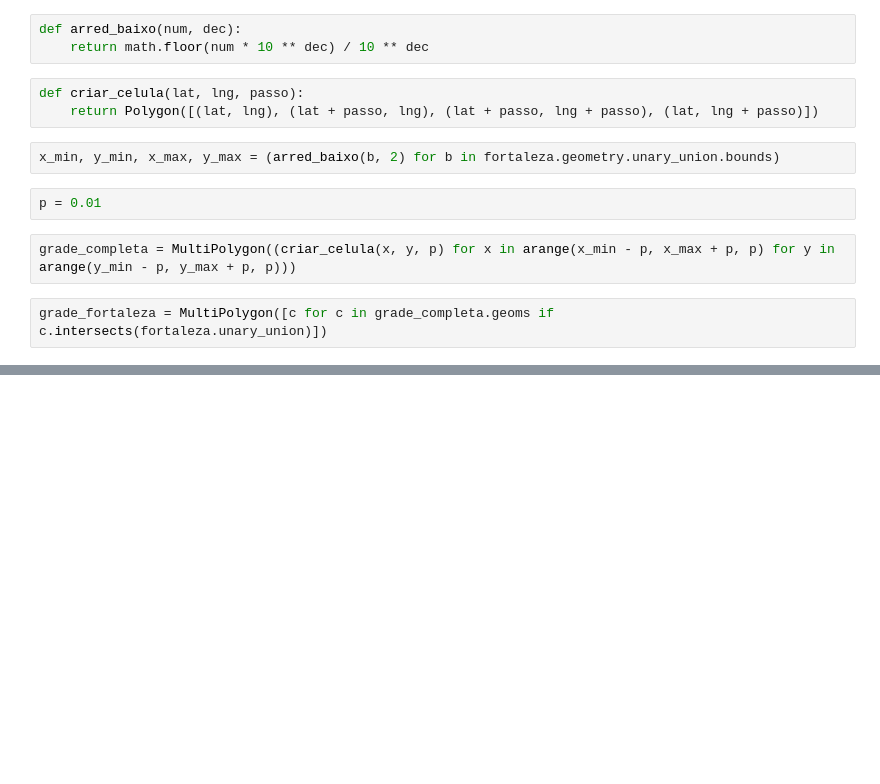
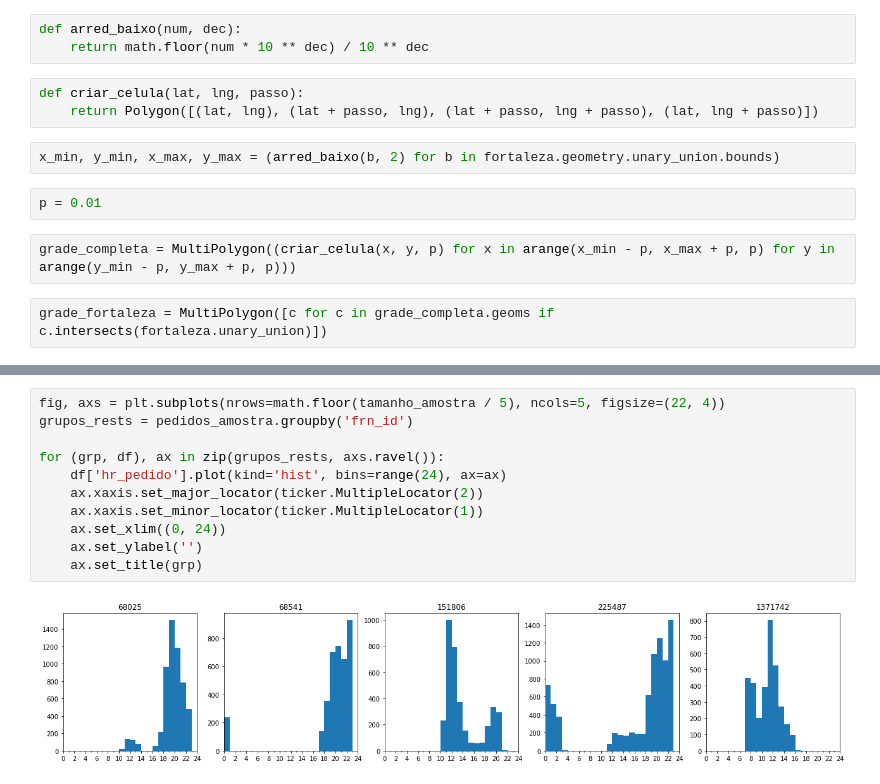
Before and after one commit to fdanielsouza/Teoria_das_Filas_Aplicado_a_Delivery_Online, a Jupyter notebook: Estudos.ipynb, the cells around one changed output, grey strips where cells are left out. Drawn from its saved outputs; the diff is of its cells as text; blank space fills up the shorter version.

```diff
--- a/Estudos.ipynb
+++ b/Estudos.ipynb
@@ -34,0 +46,13 @@ fortaleza.plot()
+# %%
+fig, axs = plt.subplots(nrows=math.floor(tamanho_amostra / 5), ncols=5, figsize=(22, 4))
+grupos_rests = pedidos_amostra.groupby('frn_id')
+
+for (grp, df), ax in zip(grupos_rests, axs.ravel()):
+    df['hr_pedido'].plot(kind='hist', bins=range(24), ax=ax)
+    ax.xaxis.set_major_locator(ticker.MultipleLocator(2))
+    ax.xaxis.set_minor_locator(ticker.MultipleLocator(1))
+    ax.set_xlim((0, 24))
+    ax.set_ylabel('')
+    ax.set_title(grp)
+# %% [output]
+[figure, added]
```
Also changed, not shown: parts of 10 cells of this notebook.
